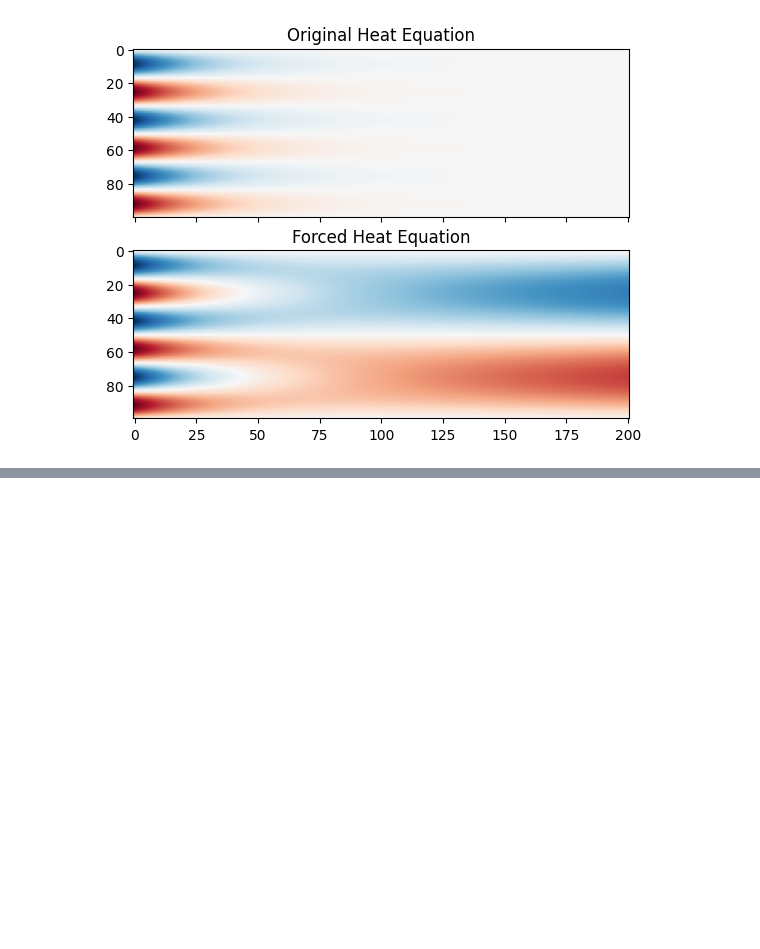
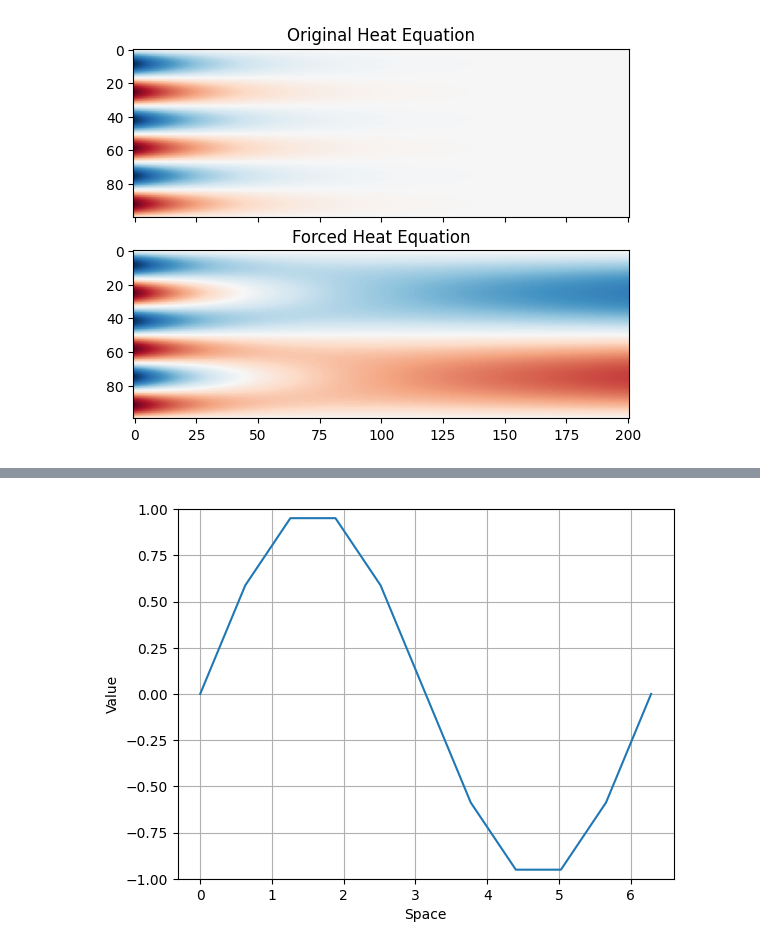
Before and after one commit to Ceyron/exponax, a Jupyter notebook: docs/examples/additional_features.ipynb, the cells around one changed output, grey strips where cells are left out. Cells and saved outputs as stored; diff of their text form; code cells hidden in the pictures; blank space fills up the shorter version.

```diff
--- a/docs/examples/additional_features.ipynb
+++ b/docs/examples/additional_features.ipynb
@@ -126,0 +138,11 @@ Array(4.742706e-05, dtype=float32)
+# %%
+DOMAIN_EXTENT = 2 * jnp.pi
+NUM_POINTS_LOW = 10
+NUM_POINTS_HIGH = 100
+grid_1d = ex.make_grid(1, DOMAIN_EXTENT, NUM_POINTS_LOW)
+
+u = jnp.sin(grid_1d)
+
+ex.viz.plot_state_1d(u, domain_extent=DOMAIN_EXTENT)
+# %% [output]
+[figure, added]
```
Also changed, not shown: parts of 19 cells of this notebook, 7 other files.
